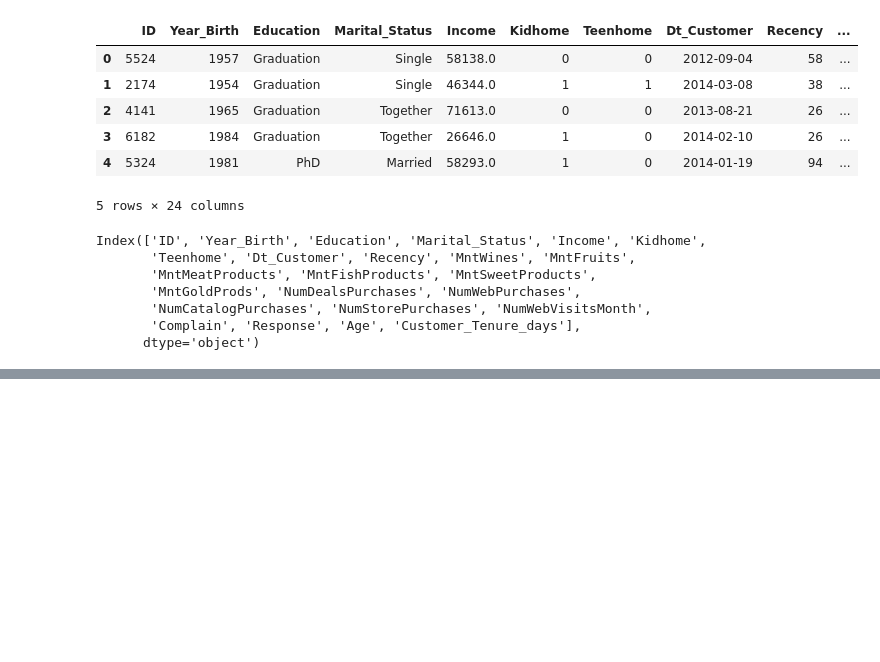
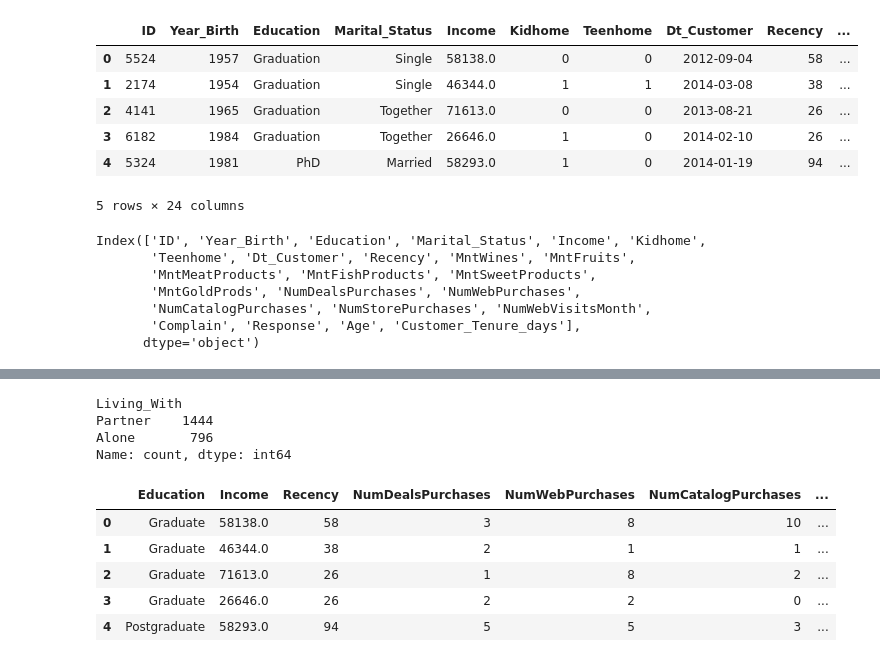
Before and after one commit to Aman-8343/Machine_Learning, a Jupyter notebook: UnSupervised_ML/Minor Project/SmartcartCustomerSegmentation.ipynb, the cells around one changed output, grey strips where cells are left out. Saved outputs shown, nothing was run; the diff lists cells and outputs as text; code cells hidden in the pictures; blank space fills up the shorter version.

```diff
--- a/UnSupervised_ML/Minor Project/SmartcartCustomerSegmentation.ipynb
+++ b/UnSupervised_ML/Minor Project/SmartcartCustomerSegmentation.ipynb
@@ -105,3 +107,9 @@ Index(['ID', 'Year_Birth', 'Education', 'Marital_Status', 'Income', 'Kidhome',
        'NumCatalogPurchases', 'NumStorePurchases', 'NumWebVisitsMonth',
        'Complain', 'Response', 'Age', 'Customer_Tenure_days'],
       dtype='object')
+# %%
+df["Total_Spending"] = df["MntWines"] + df["MntFruits"] + df["MntMeatProducts"]  + df["MntFishProducts"] + df["MntSweetProducts"] + df["MntGoldProds"]
+
+df["Total_Children"]=df["Kidhome"]+df["Teenhome"]
+
+df.head(2)
@@ -107,0 +129,6 @@ Index(['ID', 'Year_Birth', 'Education', 'Marital_Status', 'Income', 'Kidhome',
+# %%
+df["Education"]=df["Education"].replace({
+    "Basic":"Undergraduate", "2n Cycle":"Undergraduate",
+    "Graduation": "Graduate",
+    "PhD": "Postgraduate", "Master": "Postgraduate"
+})
@@ -107,0 +156,28 @@ Index(['ID', 'Year_Birth', 'Education', 'Marital_Status', 'Income', 'Kidhome',
+# %%
+df["Living_With"]=df["Marital_Status"].replace({
+   "Married": "Partner","Together": "Partner",
+    "Single":"Alone", "Divorced":"Alone","Widow":"Alone","Absurd":"Alone","YOLO":"Alone"
+})
+# %%
+df["Living_With"].value_counts()
+# %% [output]
+Living_With
+Partner    1444
+Alone       796
+Name: count, dtype: int64
+# %%
+cols = ["ID", "Year_Birth", "Marital_Status", "Kidhome", "Teenhome", "Dt_Customer"]
+spending_cols = ["MntWines", "MntFruits", "MntMeatProducts", "MntFishProducts", "MntSweetProducts", "MntGoldProds"]
+
+cols_to_drop = cols + spending_cols
+
+df_cleaned = df.drop(columns=cols_to_drop)
+# %%
+df_cleaned.head()
+# %% [output]
+|  | Education | Income | Recency | NumDealsPurchases | NumWebPurchases | NumCatalogPurchases | ... |
+| 0 | Graduate | 58138.0 | 58 | 3 | 8 | 10 | ... |
+| 1 | Graduate | 46344.0 | 38 | 2 | 1 | 1 | ... |
+| 2 | Graduate | 71613.0 | 26 | 1 | 8 | 2 | ... |
+| 3 | Graduate | 26646.0 | 26 | 2 | 2 | 0 | ... |
+| 4 | Postgraduate | 58293.0 | 94 | 5 | 5 | 3 | ... |
```
Also changed, not shown: parts of 7 cells of this notebook.
